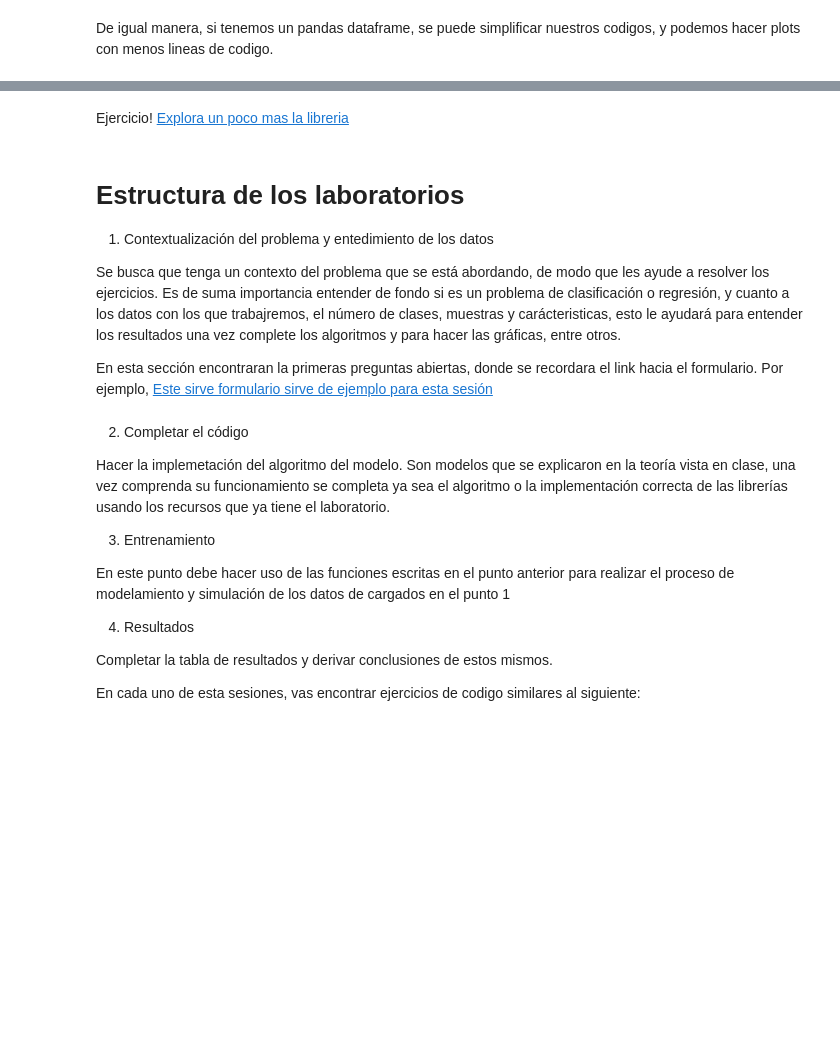
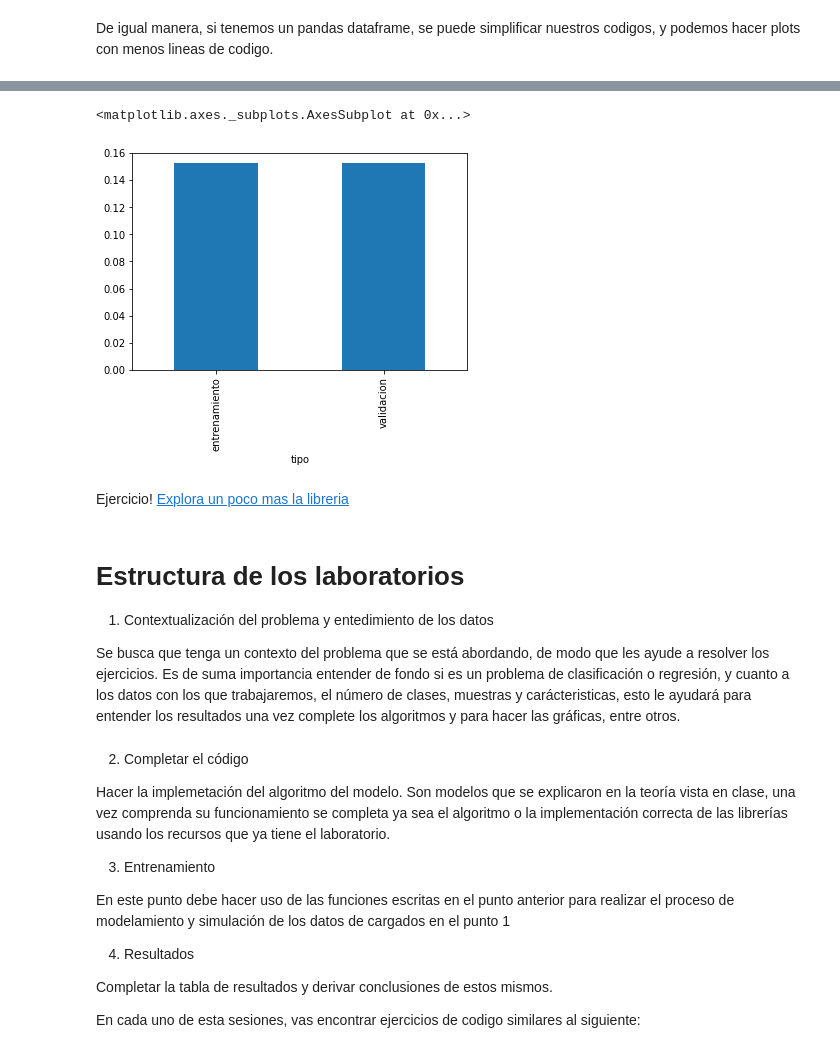
Before and after one commit to jdariasl/ML_2020, a Jupyter notebook: Labs/Intro/Intro.ipynb, the cells around one changed output, grey strips where cells are left out. Drawn from its saved outputs; the diff is of its cells as text; code cells hidden in the pictures; blank space fills up the shorter version.

```diff
--- a/Labs/Intro/Intro.ipynb
+++ b/Labs/Intro/Intro.ipynb
@@ -633,15 +756,17 @@ df.bar()
+# %%
+results.groupby(['tipo'])['error'].mean().plot.bar()
+# %% [output]
+<matplotlib.axes._subplots.AxesSubplot at 0x...>
+[figure, added]
 # %% [markdown]
 Ejercicio!
 [Explora un poco mas la libreria](https://pandas.pydata.org/)
 # %% [markdown]
 # Estructura de los laboratorios
 
-
 1. Contextualización del problema y entedimiento de los datos
 
-Se busca que tenga un contexto del problema que se está abordando, de modo que les ayude a resolver los ejercicios. Es de suma importancia entender de fondo si es un problema de clasificación o regresión, y cuanto a los datos con los que trabajremos, el número de clases, muestras y carácteristicas, esto le ayudará para entender los resultados una vez complete los algoritmos y para hacer las gráficas, entre otros.
-
-En esta sección encontraran la primeras preguntas abiertas, donde se recordara el link hacia el formulario. Por ejemplo, [Este sirve formulario sirve de ejemplo para esta sesión](https://forms.gle/w5wMApPVTCaVRkpw5)
+Se busca que tenga un contexto del problema que se está abordando, de modo que les ayude a resolver los ejercicios. Es de suma importancia entender de fondo si es un problema de clasificación o regresión, y cuanto a los datos con los que trabajaremos, el número de clases, muestras y carácteristicas, esto le ayudará para entender los resultados una vez complete los algoritmos y para hacer las gráficas, entre otros.
 # %% [markdown]
 
 2. Completar el código
```
Also changed, not shown: parts of 30 cells of this notebook.
